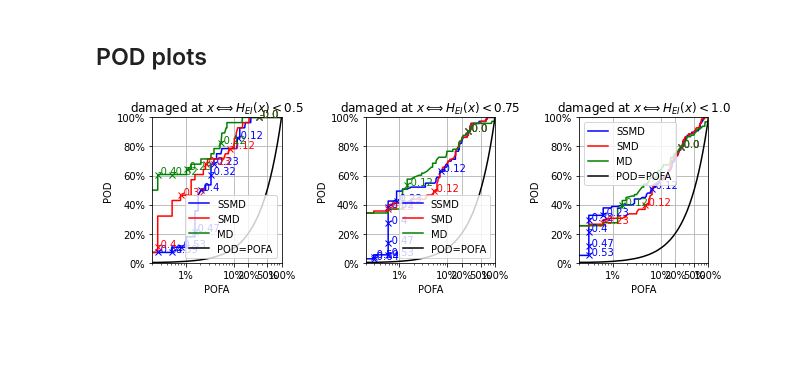
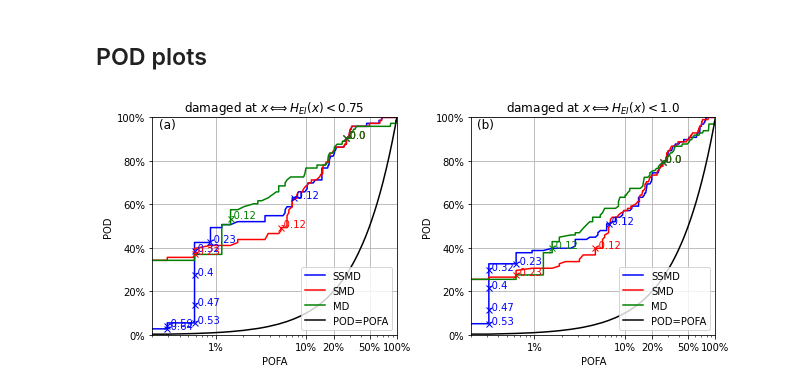
Before and after one commit to carloshernangarrido/structural-health-monitoring, a Jupyter notebook: time_domain_damage_detection_stat.ipynb, the cells around one changed output. Saved outputs shown, nothing was run; the diff lists cells and outputs as text; code cells hidden in the pictures; blank space fills up the shorter version.

```diff
--- a/time_domain_damage_detection_stat.ipynb
+++ b/time_domain_damage_detection_stat.ipynb
@@ -297,6 +297,7 @@ for th in ths:
 # %% [markdown]
 ### Plot curvatures and accelerations
 # %%
+import math
 fig_size = (9, 10)
 figs = []
 for i_fig in [0, 1]:
@@ -306,9 +307,9 @@ for i_fig in [0, 1]:
     axs[i, 1].set_title(f"Case: {key[0:-5]}")
     axs[i, 0].set_ylabel('displacement (px)')
     axs[i, 0].plot(cases[key]['max_curv']['x'], cases[key]['max_curv']['D'],
-                color='blue', label='at max rms disp.')
+                color='blue', label=f'at max rms disp. \n({round(cases[key]["max_curv_disp_rms"], 2 - int(math.floor(math.log10(abs(cases[key]["max_curv_disp_rms"])))) - 1)} px)')
     axs[i, 0].plot(cases[key]['min_curv']['x'], cases[key]['min_curv']['D'],
-                color='gray', label='at min rms disp.')
+                color='gray', label=f'at min rms disp. \n({round(cases[key]["min_curv_disp_rms"], 2 - int(math.floor(math.log10(abs(cases[key]["min_curv_disp_rms"])))) - 1)} px)')
     axs[i, 0].ticklabel_format(axis='y', scilimits=[-2, 2])
 
     axs[i, 1].set_ylabel('curvature (px/px$^2$)')
@@ -325,7 +326,7 @@ for i_fig in [0, 1]:
     axs[i, 2].plot(cases[key]['min_curv']['x'], cases[key]['min_curv']['A'],
                 color='gray', label='at min rms curv.')
     axs[i, 2].ticklabel_format(axis='y', scilimits=[-2, 2])
-  axs[0, 0].legend()
+    axs[i, 0].legend()
   axs[i, 0].set_xlabel('$x$ (px)')
   axs[i, 1].set_xlabel('$x$ (px)')
   axs[i, 2].set_xlabel('$x$ (px)')
@@ -445,8 +446,8 @@ for key in cases.keys():
   cases[key]['max_curv']['SSMD'] = (mu_1 - mu_2) / \
     np.sqrt(sigma2_1 + sigma2_2 - 2*sigma_12)
   # damage quantification
-  cases[key]['H_EI'].update({'H_EI_est': mu_2 / mu_1,
-                             'H_EI_est_loc': mu_2 / mu_1,
+  cases[key]['H_EI'].update({'H_EI_avg': mu_2 / mu_1,
+                             'H_EI_avg_loc': mu_2 / mu_1,
                              'H_EI_raw': cases[key]['max_curv']['C_h']/cases[key]['max_curv']['C'],
                              'H_EI_raw_loc': cases[key]['max_curv']['C_h']/cases[key]['max_curv']['C']})
   # damage localization
@@ -454,8 +455,8 @@ for key in cases.keys():
     if i < half_length_window or i >= n_points-half_length_window:
       cases[key]['H_EI']['H_EI_raw'][i] = np.nan
       cases[key]['H_EI']['H_EI_raw_loc'][i] = np.nan
-      cases[key]['H_EI']['H_EI_est'][i] = np.nan
-      cases[key]['H_EI']['H_EI_est_loc'][i] = np.nan
+      cases[key]['H_EI']['H_EI_avg'][i] = np.nan
+      cases[key]['H_EI']['H_EI_avg_loc'][i] = np.nan
       cases[key]['max_curv']['MD'][i] = np.nan
       cases[key]['max_curv']['SMD'][i] = np.nan
       cases[key]['max_curv']['SSMD'][i] = np.nan
@@ -465,7 +466,7 @@ for key in cases.keys():
       cases[key]['max_curv']['var_healthy'][i] = np.nan
       cases[key]['max_curv']['covar_test_healthy'][i] = np.nan
     if cases[key]['max_curv']['SSMD'][i] > -threshold:
-      cases[key]['H_EI']['H_EI_est_loc'][i] = np.nan
+      cases[key]['H_EI']['H_EI_avg_loc'][i] = np.nan
       cases[key]['H_EI']['H_EI_raw_loc'][i] = np.nan
 # %% [markdown]
 ### Plot of instantaneous curvature and damage identification
@@ -487,6 +488,7 @@ for key in cases.keys():
   axs[0,0].set_ylim((-max_curv_lim, max_curv_lim/3))
   axs[0,0].set_ylabel('curvature (px/px$^2$)')
   axs[0,0].legend(loc='lower left')
+  axs[0,0].text(.9, .9, '(a)', fontsize=12, transform=axs[0,0].transAxes)
   # axs[0,0].grid(True)
   axs[0,1].plot(cases[key]['max_curv']['x'], cases[key]['max_curv']['var_test'],
               color='blue', label='variance in test')
@@ -496,6 +498,7 @@ for key in cases.keys():
               color='green', label='covariance')
   axs[0,1].set_ylabel('curvature var. (px/px$^2$)$^2$')
   axs[0,1].legend(loc='upper left')
+  axs[0,1].text(.9, .9, '(b)', fontsize=12, transform=axs[0,1].transAxes)
   # axs[0,1].grid(True)
   axs[1,0].plot(cases[key]['max_curv']['x'], cases[key]['max_curv']['MD']*MD_scale,
             color='gray', label=f'scaled MD', linestyle=':')
@@ -509,6 +512,7 @@ for key in cases.keys():
   axs[1,0].set_xlabel('$x$ (px)')
   axs[1,0].legend(loc='lower left')
   axs[1,0].set_ylim((-1,0))
+  axs[1,0].text(.9, .9, '(c)', fontsize=12, transform=axs[1,0].transAxes)
   # axs[1,0].grid(True)
 
   axs[1,1].plot(cases[key]['H_EI']['x'], cases[key]['H_EI']['H_EI_actual'],
@@ -517,14 +521,15 @@ for key in cases.keys():
             color='blue', label='raw', linestyle=':')
   axs[1,1].plot(cases[key]['H_EI']['x'], cases[key]['H_EI']['H_EI_raw_loc'],
             color='blue', label='raw loc.', marker='o', linestyle='-')
-  axs[1,1].plot(cases[key]['H_EI']['x'], cases[key]['H_EI']['H_EI_est'],
-            color='red', label='est.', linestyle=':')
-  axs[1,1].plot(cases[key]['H_EI']['x'], cases[key]['H_EI']['H_EI_est_loc'],
-            color='red', label='est. loc.', marker='o', linestyle='-')
+  axs[1,1].plot(cases[key]['H_EI']['x'], cases[key]['H_EI']['H_EI_avg'],
+            color='red', label='avg.', linestyle=':')
+  axs[1,1].plot(cases[key]['H_EI']['x'], cases[key]['H_EI']['H_EI_avg_loc'],
+            color='red', label='avg. loc.', marker='o', linestyle='-')
   axs[1,1].set_ylabel('$H_{EI}(x)$')
   axs[1,1].set_xlabel('$x$ (px)')
   axs[1,1].legend(loc='lower left')
   axs[1,1].set_ylim((0, 1))
+  axs[1,1].text(.9, .9, '(d)', fontsize=12, transform=axs[1,1].transAxes)
   # axs[1,1].grid(True)
   plt.savefig(os.path.join(path, f'{key[0:-5]}.pdf'), bbox_inches='tight')
   plt.show()
@@ -552,7 +557,7 @@ for actual_threshold in [0.5, 0.75, 1.00]:
     TP_MD, TN_MD, FP_MD, FN_MD = 0, 0, 0, 0
     for key in cases.keys():
       for i, H_EI_actual in enumerate(cases[key]['H_EI']['H_EI_actual']):
-        if not np.isnan(cases[key]['H_EI']['H_EI_est'][i]):
+        if not np.isnan(cases[key]['H_EI']['H_EI_avg'][i]):
           if H_EI_actual < actual_threshold:
             if cases[key]['max_curv']['SSMD'][i] < threshold_:
               TP_SSMD += 1
@@ -602,10 +607,11 @@ for actual_threshold in [0.5, 0.75, 1.00]:
 # %% [markdown]
 ## POD plots
 # %%
-fig_size = (9,3)
+fig_size = (9,4)
 path = '/content/drive/My Drive/TRABAJO/45_full_field/Colab Notebooks/Full field time-domain'
-fig, axs = plt.subplots(1, 3, figsize=fig_size, tight_layout=True)
-for i, actual_threshold in enumerate(PODA_dict.keys()):
+PODA_cases = list(PODA_dict.keys())[1:3]
+fig, axs = plt.subplots(1, len(PODA_cases), figsize=fig_size, tight_layout=True)
+for i, actual_threshold in enumerate(PODA_cases):
   threshold_s = PODA_dict[actual_threshold]['threshold_s']
   POD_SSMD = PODA_dict[actual_threshold]['POD_SSMD']
   POFA_SSMD = PODA_dict[actual_threshold]['POFA_SSMD']
@@ -621,32 +627,33 @@ for i, actual_threshold in enumerate(PODA_dict.keys()):
   axs[i].set_xlabel('POFA')
   axs[i].set_ylabel('POD')
   axs[i].set_xscale('log')
-  axs[i].legend()
+  axs[i].legend(loc='lower right')
   axs[i].grid()
   some_points = [int(_) for _ in np.logspace(np.log10(1), np.log10(len(POFA_SSMD)/2), 50)]
   some_points = list(set(some_points))
   some_points.sort()
   axs[i].plot(POFA_SSMD[some_points], POD_SSMD[some_points], label='SSMD', color='blue', linestyle='', marker='x')
   axs[i].plot(POFA_SMD[some_points], POD_SMD[some_points], label='SMD', color='red', linestyle='', marker='x')
   axs[i].plot(POFA_MD[some_points], POD_MD[some_points], label='MD', color='green', linestyle='', marker='x')
   axs[i].set_xlim((.002, 1))
   axs[i].set_ylim((.00, 1))
   for i_point in some_points:
     limit = 0.001
     if POFA_SSMD[i_point] >= limit:
       axs[i].text(POFA_SSMD[i_point], POD_SSMD[i_point], str(np.round(threshold_s[i_point], 2)), color='blue')
     if POFA_SMD[i_point] >= limit:
       axs[i].text(POFA_SMD[i_point], POD_SMD[i_point], str(np.round(threshold_s[i_point], 2)), color='red')
     if POFA_MD[i_point] >= limit:
       axs[i].text(POFA_MD[i_point], POD_MD[i_point], str(np.round(threshold_s[i_point], 2)), color='green')
   x_ticks = [.01, .1, .2, .5, 1]
   x_ticks_labels = [f'{int(_ * 100)}%' for _ in x_ticks]
   axs[i].set_xticks(x_ticks)
   axs[i].set_xticklabels(x_ticks_labels)
   y_ticks = np.linspace(0, 1, 6)#  np.logspace(0.01, 1, 6)
   y_ticks_labels = [f'{int(_ * 100)}%' for _ in y_ticks]
   axs[i].set_yticks(y_ticks)
   axs[i].set_yticklabels(y_ticks_labels)
+  axs[i].text(.025, .95, f"({chr(ord('a')+i)})", fontsize=12, transform=axs[i].transAxes)
 plt.savefig(os.path.join(path, 'PODA.pdf'), bbox_inches='tight')
 # %% [output]
-[figure, old version]
+[figure, new version]
```
Also changed, not shown: parts of 3 cells of this notebook.
